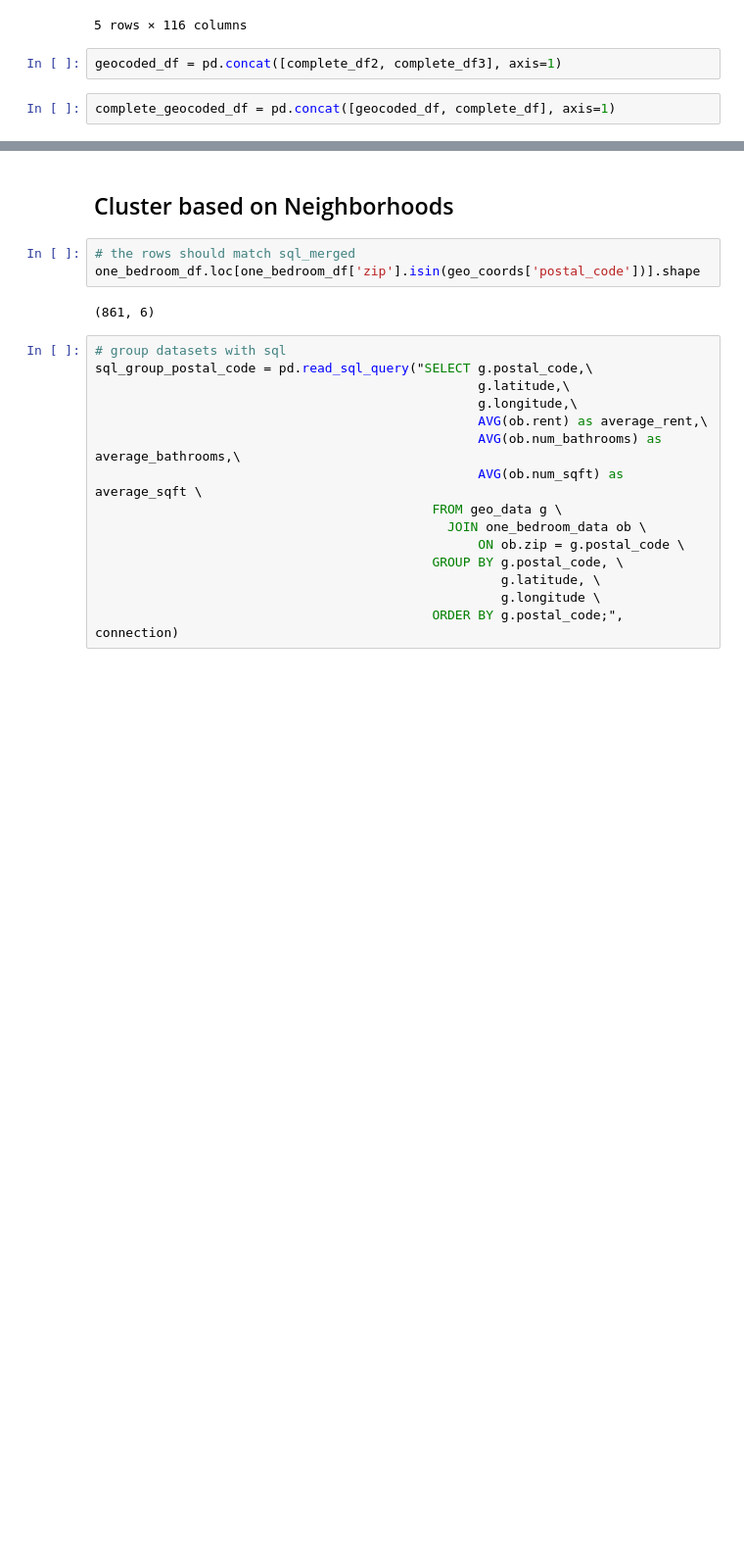
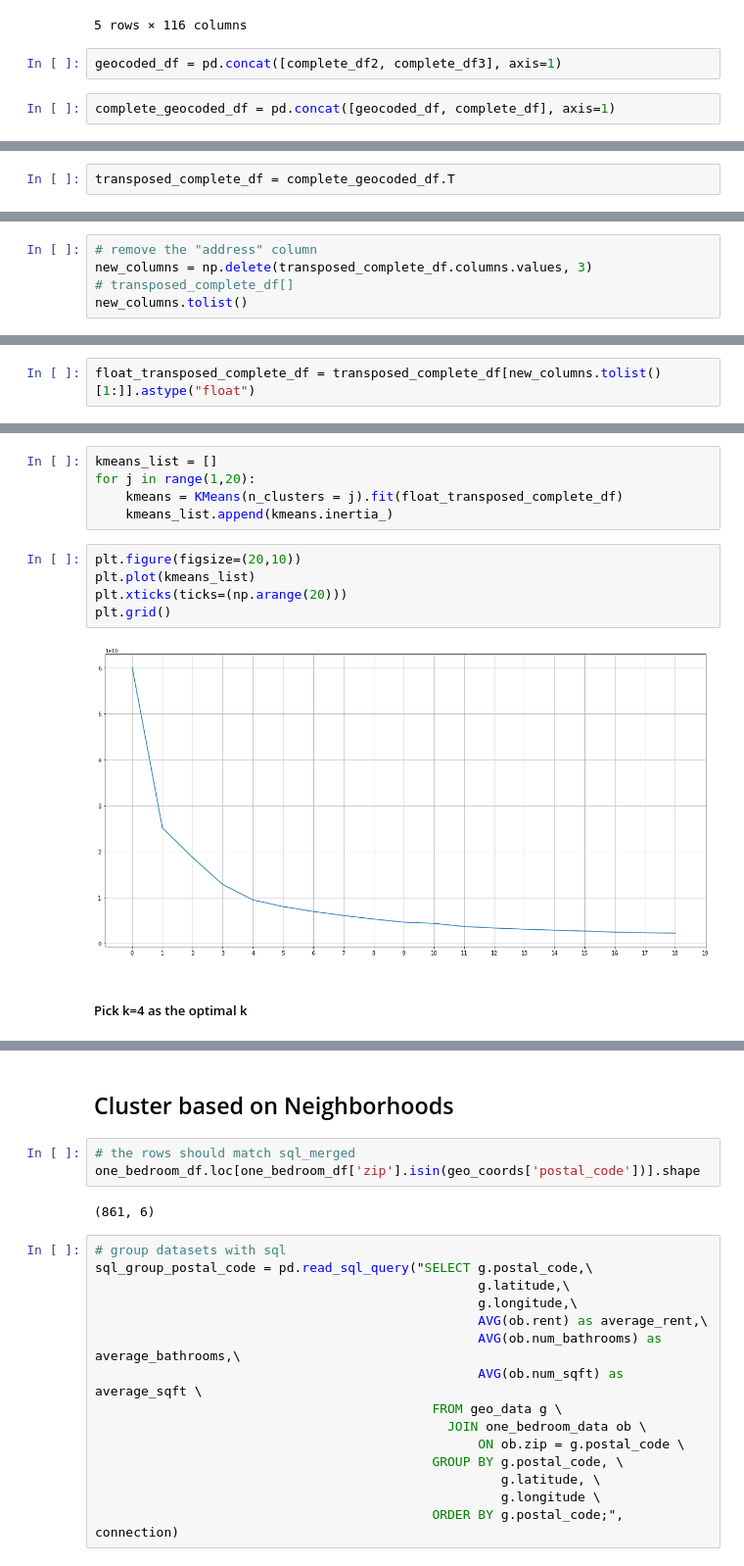
Before and after one commit to daniel8691/rental-housing-toronto, a Jupyter notebook: Toronto rental market.ipynb, the cells around one changed output, grey strips where cells are left out. Shown at 98% size. Cells and saved outputs as stored; diff of their text form; blank space fills up the shorter version.

Commit message:
clustered_locations

```diff
--- a/Toronto rental market.ipynb
+++ b/Toronto rental market.ipynb
@@ -806,3 +806,5 @@ complete_geocoded_df.T.head()
 | 2 | M1H | 43.7817 | -79.2453 | 11 Lee Centre Drive, Toronto | 650 | 1950 | 1 | 3 | ... |
 | 3 | M1H | 43.7808 | -79.2473 | 8 Lee Centre Drive, Toronto | 650 | 1850 | 1 | 2.84615 | ... |
 | 4 | M1H | 43.7739 | -79.25 | 88 Grangeway Avenue, Toronto | 650 | 2000 | 1 | 3.07692 | ... |
+# %%
+transposed_complete_df = complete_geocoded_df.T
@@ -808,0 +815,5 @@ complete_geocoded_df.T.head()
+# %%
+# remove the "address" column
+new_columns = np.delete(transposed_complete_df.columns.values, 3)
+# transposed_complete_df[]
+new_columns.tolist()
@@ -808,0 +835,2 @@ complete_geocoded_df.T.head()
+# %%
+float_transposed_complete_df = transposed_complete_df[new_columns.tolist()[1:]].astype("float")
@@ -808,0 +856,14 @@ complete_geocoded_df.T.head()
+# %%
+kmeans_list = []
+for j in range(1,20):
+    kmeans = KMeans(n_clusters = j).fit(float_transposed_complete_df)
+    kmeans_list.append(kmeans.inertia_)
+# %%
+plt.figure(figsize=(20,10))
+plt.plot(kmeans_list)
+plt.xticks(ticks=(np.arange(20)))
+plt.grid()
+# %% [output]
+[figure, added]
+# %% [markdown]
+##### Pick k=4 as the optimal k
```
Also changed, not shown: parts of 17 cells of this notebook.
